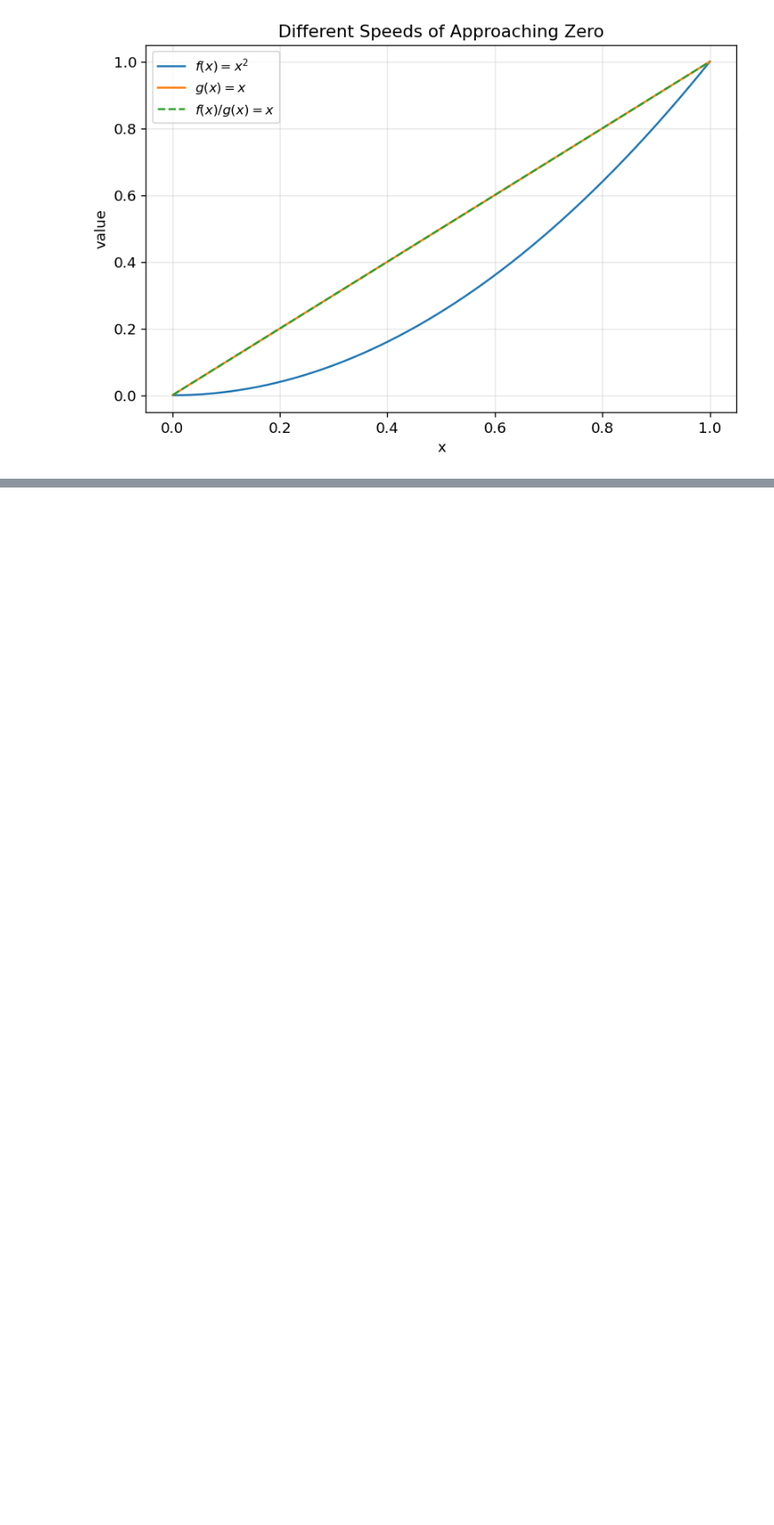
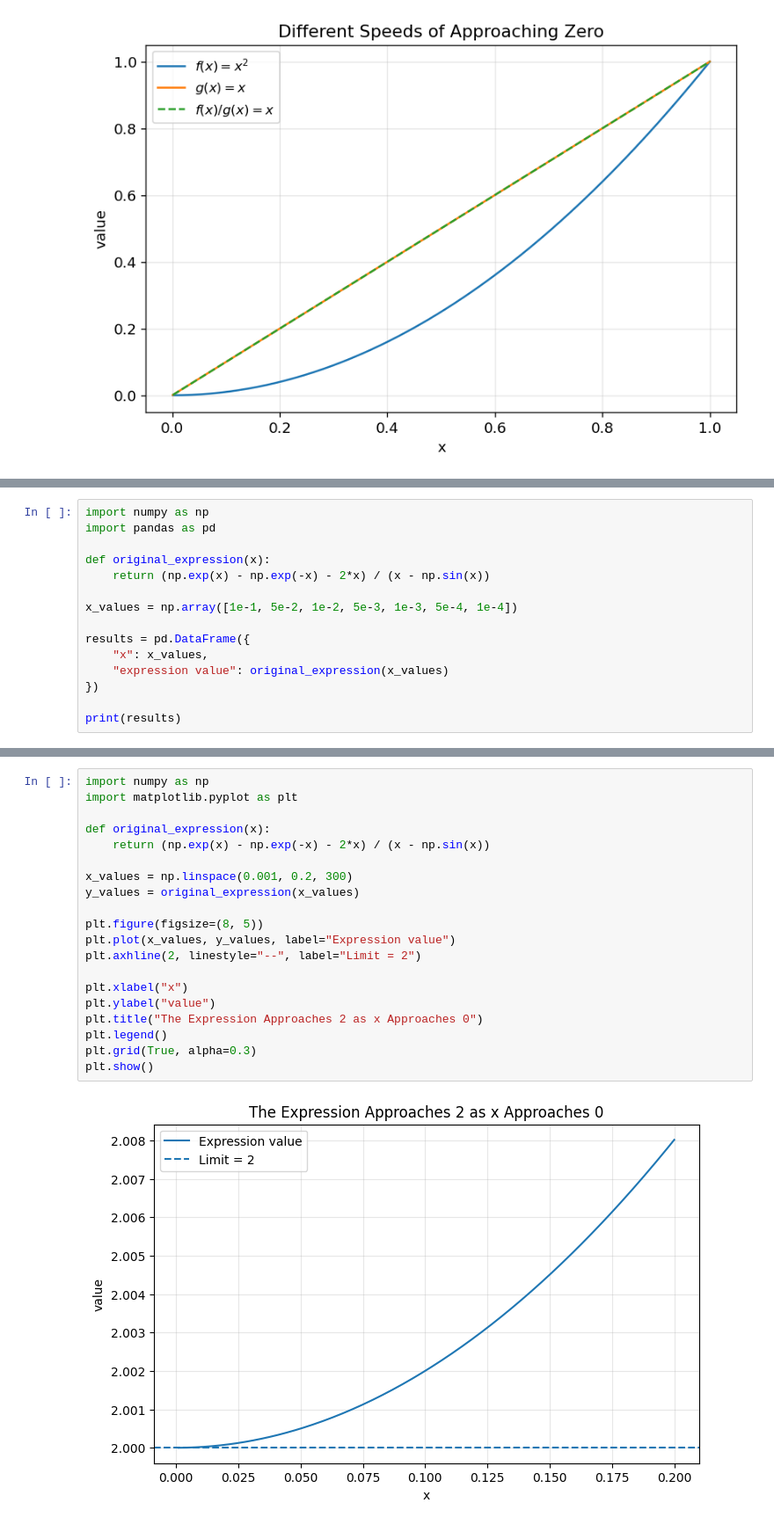
Before and after one commit to gisyaliny/math, a Jupyter notebook: docs/AdvanceMath/Chapter3-Lhopital-rule.ipynb, the cells around one changed output, grey strips where cells are left out. Shown at 88% size. Cells and saved outputs as stored; diff of their text form; blank space fills up the shorter version.

```diff
--- a/docs/AdvanceMath/Chapter3-Lhopital-rule.ipynb
+++ b/docs/AdvanceMath/Chapter3-Lhopital-rule.ipynb
@@ -349,0 +524,15 @@ plt.show()
+# %%
+import numpy as np
+import pandas as pd
+
+def original_expression(x):
+    return (np.exp(x) - np.exp(-x) - 2*x) / (x - np.sin(x))
+
+x_values = np.array([1e-1, 5e-2, 1e-2, 5e-3, 1e-3, 5e-4, 1e-4])
+
+results = pd.DataFrame({
+    "x": x_values,
+    "expression value": original_expression(x_values)
+})
+
+print(results)
@@ -349,0 +560,22 @@ plt.show()
+# %%
+import numpy as np
+import matplotlib.pyplot as plt
+
+def original_expression(x):
+    return (np.exp(x) - np.exp(-x) - 2*x) / (x - np.sin(x))
+
+x_values = np.linspace(0.001, 0.2, 300)
+y_values = original_expression(x_values)
+
+plt.figure(figsize=(8, 5))
+plt.plot(x_values, y_values, label="Expression value")
+plt.axhline(2, linestyle="--", label="Limit = 2")
+
+plt.xlabel("x")
+plt.ylabel("value")
+plt.title("The Expression Approaches 2 as x Approaches 0")
+plt.legend()
+plt.grid(True, alpha=0.3)
+plt.show()
+# %% [output]
+[figure, added]
```
Also changed, not shown: parts of 17 cells of this notebook, 5 other files.
